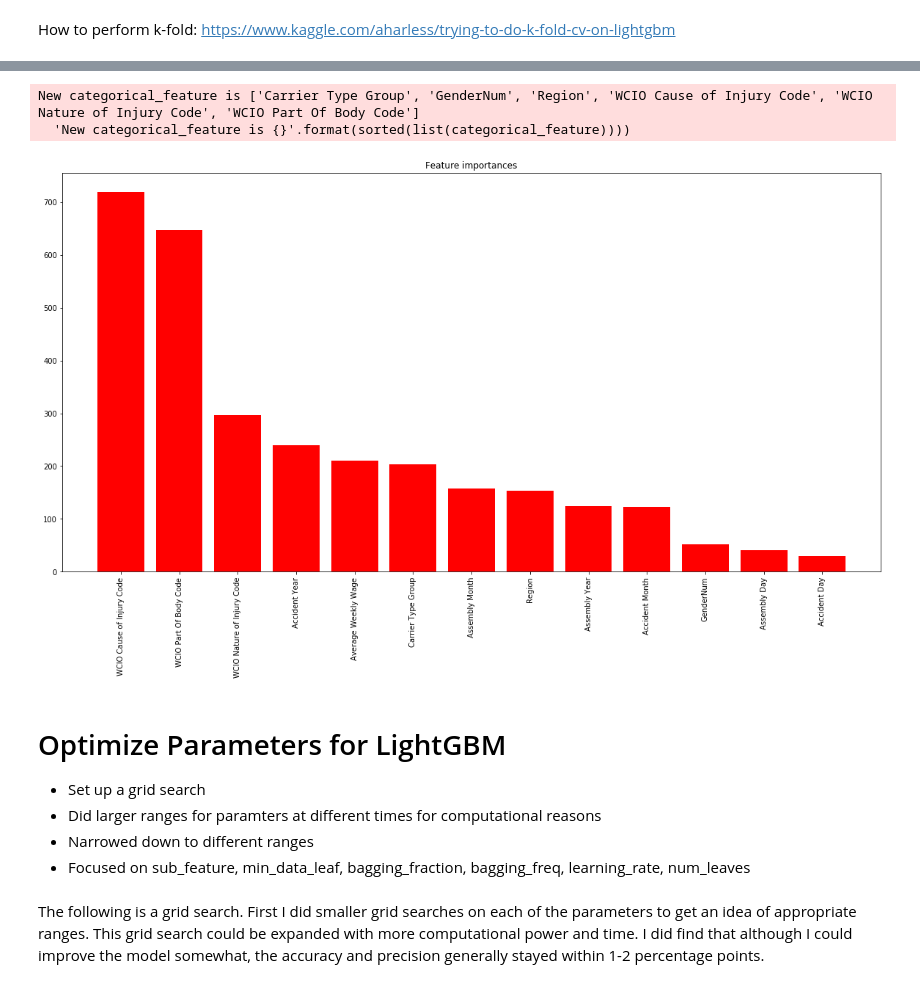
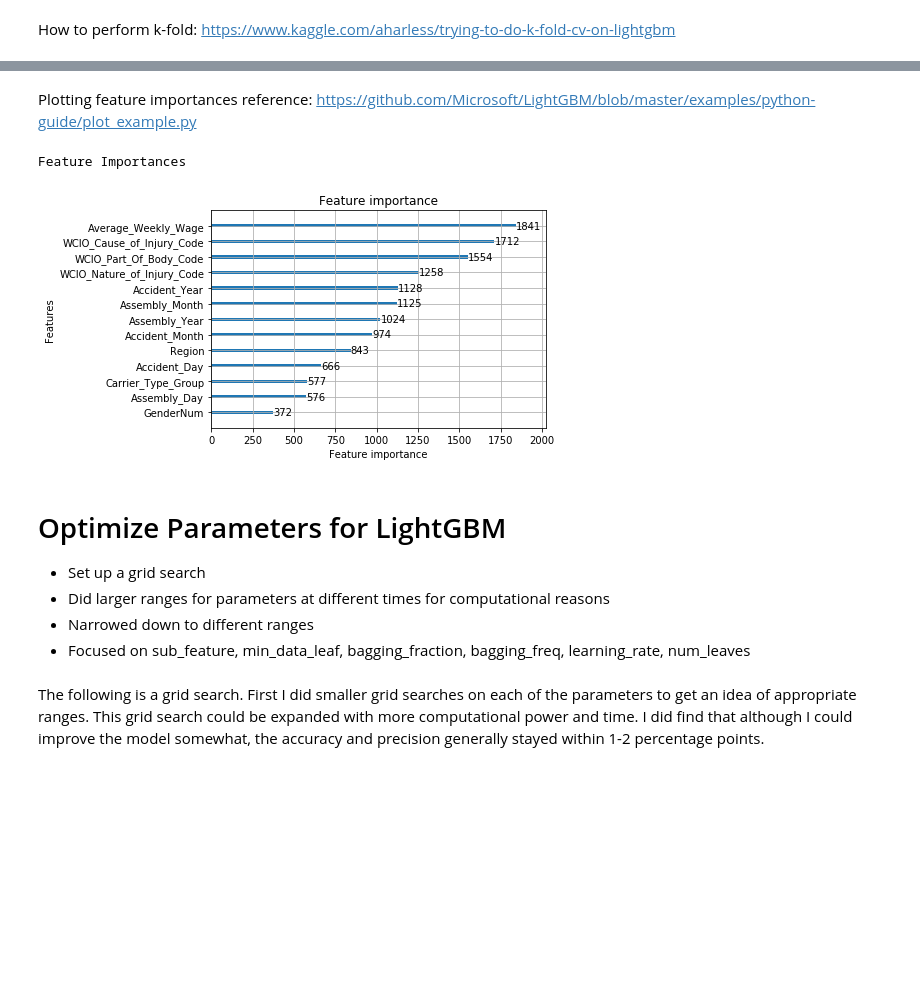
Before and after one commit to cbevis/U3_Capstone, a Jupyter notebook: NYS_Assembled_Workers2.ipynb, the cells around one changed output, grey strips where cells are left out. Cells and saved outputs as stored; diff of their text form; code cells hidden in the pictures; blank space fills up the shorter version.

Commit message:
Fixed feature importance curve for lgbm

```diff
--- a/NYS_Assembled_Workers2.ipynb
+++ b/NYS_Assembled_Workers2.ipynb
@@ -1687,30 +1695,18 @@ Standard Deviation of Best CV Score: 0.002738
-# %%
-# This is not the winning model, but similar
-# Slightly different implementation of LightGBM
-# Look at what features are important from light gbm
-from lightgbm import LGBMClassifier
-
-lgbm2 = LGBMClassifier()
-lgbm2.fit(X_train_under, y_train_under, categorical_feature=categorical)
-
-importances = lgbm2.feature_importances_
-indices = np.argsort(importances)[::-1]
-
-# Plot the feature importances of the forest
-plt.figure(figsize=(20,10))
-plt.title("Feature importances")
-plt.bar(range(len(indices)), importances[indices], color="r", align="center")
-plt.xticks(range(len(indices)), X.columns[indices], rotation=90)
-plt.xlim([-1, len(indices)])
-plt.show()
-# %% [output]
-New categorical_feature is ['Carrier Type Group', 'GenderNum', 'Region', 'WCIO Cause of Injury Code', 'WCIO Nature of Injury Code', 'WCIO Part Of Body Code']
-  'New categorical_feature is {}'.format(sorted(list(categorical_feature))))
-[figure, removed]
+# %% [markdown]
+Plotting feature importances reference:
+https://github.com/Microsoft/LightGBM/blob/master/examples/python-guide/plot_example.py
+# %%
+# Plot the feature importances
+print('Feature Importances')
+ax = lgbm.plot_importance(clf_under, max_num_features=20)
+plt.show()
+# %% [output]
+Feature Importances
+[figure, added]
 # %% [markdown]
 # Optimize Parameters for LightGBM
 - Set up a grid search
-- Did larger ranges for paramters at different times for computational reasons
+- Did larger ranges for parameters at different times for computational reasons
 - Narrowed down to different ranges
 - Focused on sub_feature, min_data_leaf, bagging_fraction, bagging_freq, learning_rate, num_leaves
 # %%
```
Also changed, not shown: parts of 11 cells of this notebook, 1 other file.
